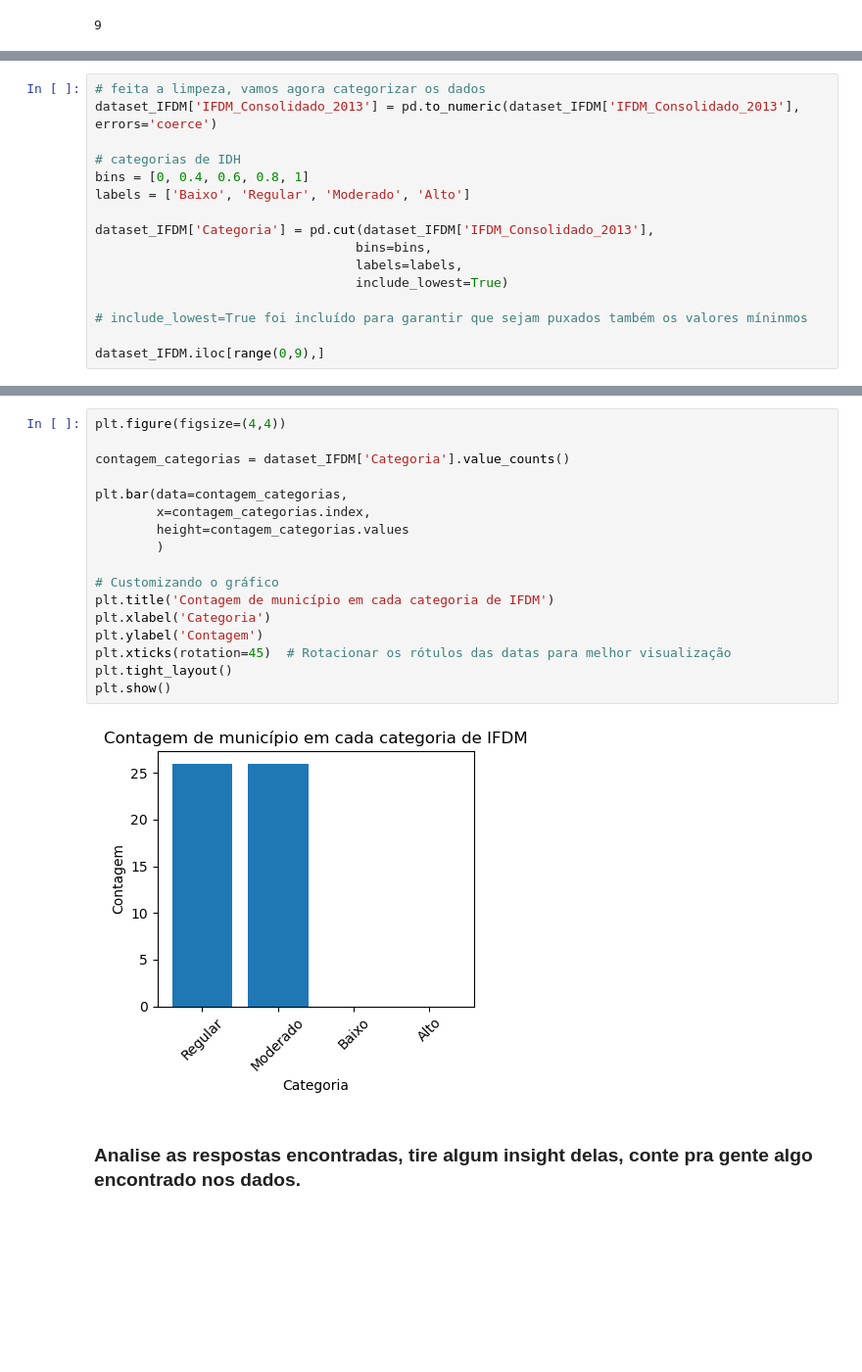
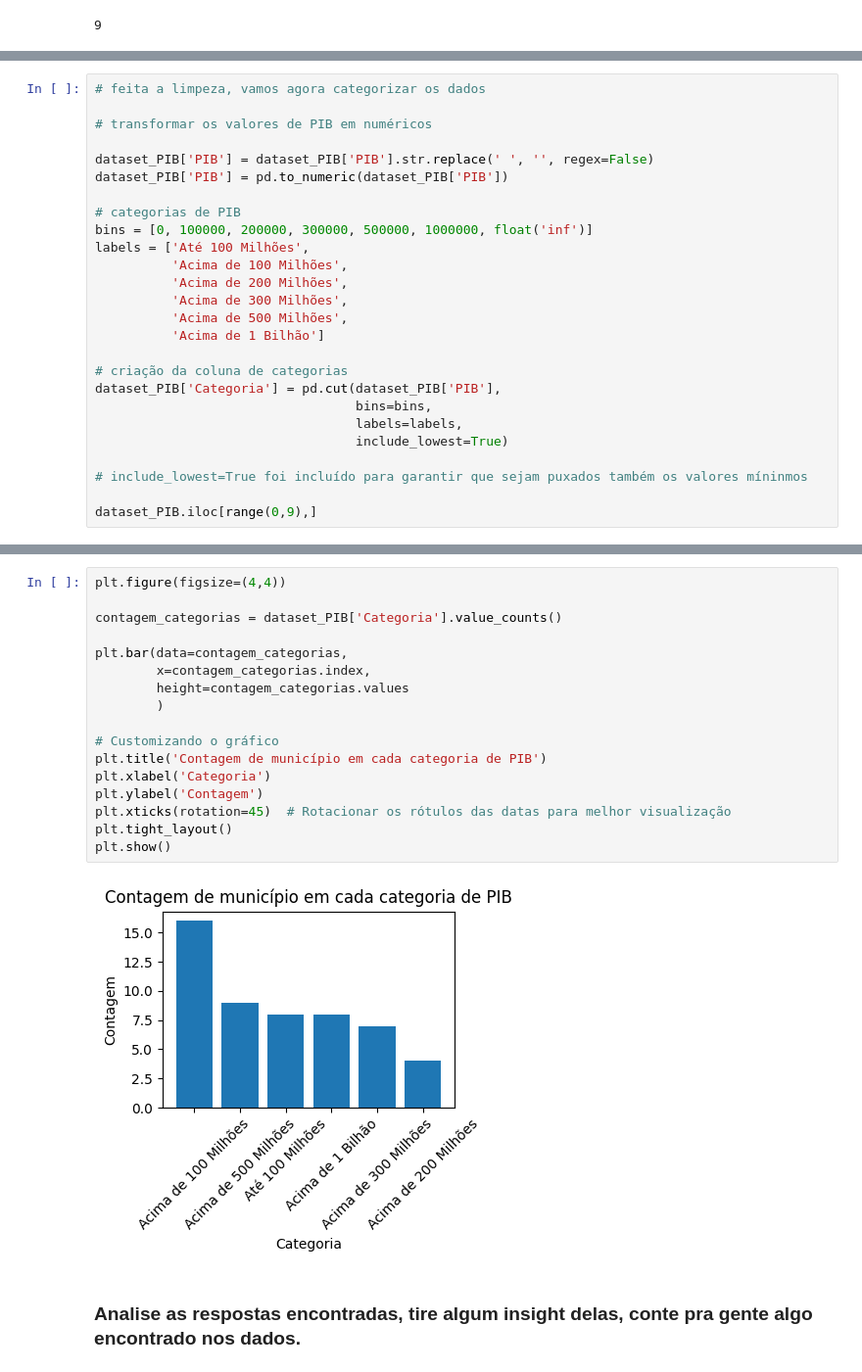
Before and after one commit to MacielGithub/Exercicios_EBAC, a Jupyter notebook: M9_E2.ipynb, the cells around one changed output, grey strips where cells are left out. Shown at 98% size. Saved outputs shown, nothing was run; the diff lists cells and outputs as text; blank space fills up the shorter version.

```diff
--- a/M9_E2.ipynb
+++ b/M9_E2.ipynb
@@ -473,17 +477,27 @@ dataset_IFDM.iloc[range(0,9),]
 # %%
 # feita a limpeza, vamos agora categorizar os dados
-dataset_IFDM['IFDM_Consolidado_2013'] = pd.to_numeric(dataset_IFDM['IFDM_Consolidado_2013'], errors='coerce')
 
-# categorias de IDH
-bins = [0, 0.4, 0.6, 0.8, 1]
-labels = ['Baixo', 'Regular', 'Moderado', 'Alto']
+# transformar os valores de PIB em numéricos
 
-dataset_IFDM['Categoria'] = pd.cut(dataset_IFDM['IFDM_Consolidado_2013'],
+dataset_PIB['PIB'] = dataset_PIB['PIB'].str.replace(' ', '', regex=False)
+dataset_PIB['PIB'] = pd.to_numeric(dataset_PIB['PIB'])
+
+# categorias de PIB
+bins = [0, 100000, 200000, 300000, 500000, 1000000, float('inf')]
+labels = ['Até 100 Milhões',
+          'Acima de 100 Milhões',
+          'Acima de 200 Milhões',
+          'Acima de 300 Milhões',
+          'Acima de 500 Milhões',
+          'Acima de 1 Bilhão']
+
+# criação da coluna de categorias
+dataset_PIB['Categoria'] = pd.cut(dataset_PIB['PIB'],
                                   bins=bins,
                                   labels=labels,
                                   include_lowest=True)
 
 # include_lowest=True foi incluído para garantir que sejam puxados também os valores míninmos
 
-dataset_IFDM.iloc[range(0,9),]
+dataset_PIB.iloc[range(0,9),]
 # %% [output]
@@ -500,22 +514,22 @@ dataset_IFDM.iloc[range(0,9),]
 # %%
 plt.figure(figsize=(4,4))
 
-contagem_categorias = dataset_IFDM['Categoria'].value_counts()
+contagem_categorias = dataset_PIB['Categoria'].value_counts()
 
 plt.bar(data=contagem_categorias,
         x=contagem_categorias.index,
         height=contagem_categorias.values
         )
 
 # Customizando o gráfico
-plt.title('Contagem de município em cada categoria de IFDM')
+plt.title('Contagem de município em cada categoria de PIB')
 plt.xlabel('Categoria')
 plt.ylabel('Contagem')
 plt.xticks(rotation=45)  # Rotacionar os rótulos das datas para melhor visualização
 plt.tight_layout()
 plt.show()
 # %% [output]
-[figure, old version]
+[figure, new version]
 # %% [markdown]
 ### Analise as respostas encontradas, tire algum insight delas, conte pra gente algo encontrado nos dados.
 # %% [markdown]
```
Also changed, not shown: parts of 10 cells of this notebook.
